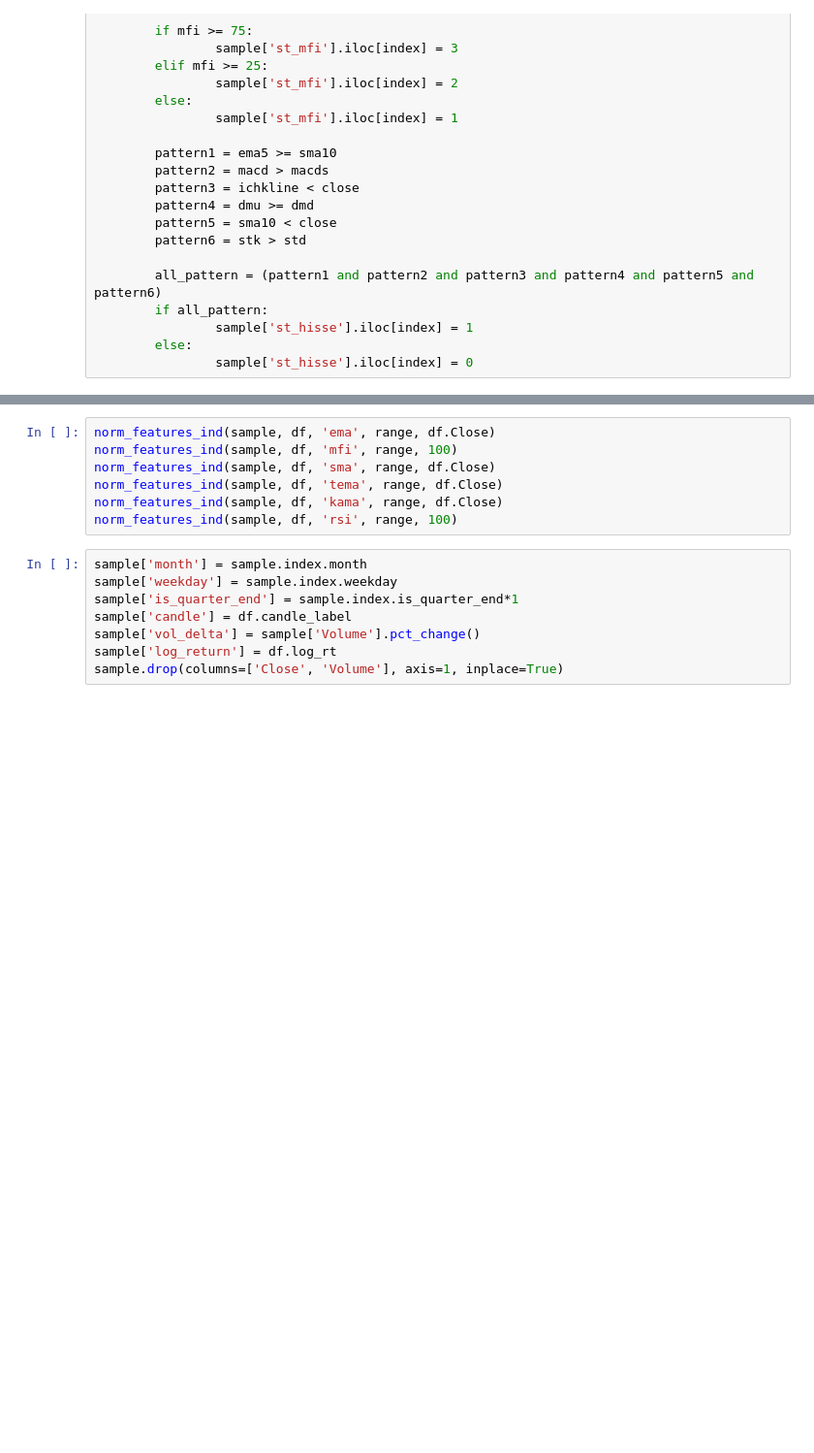
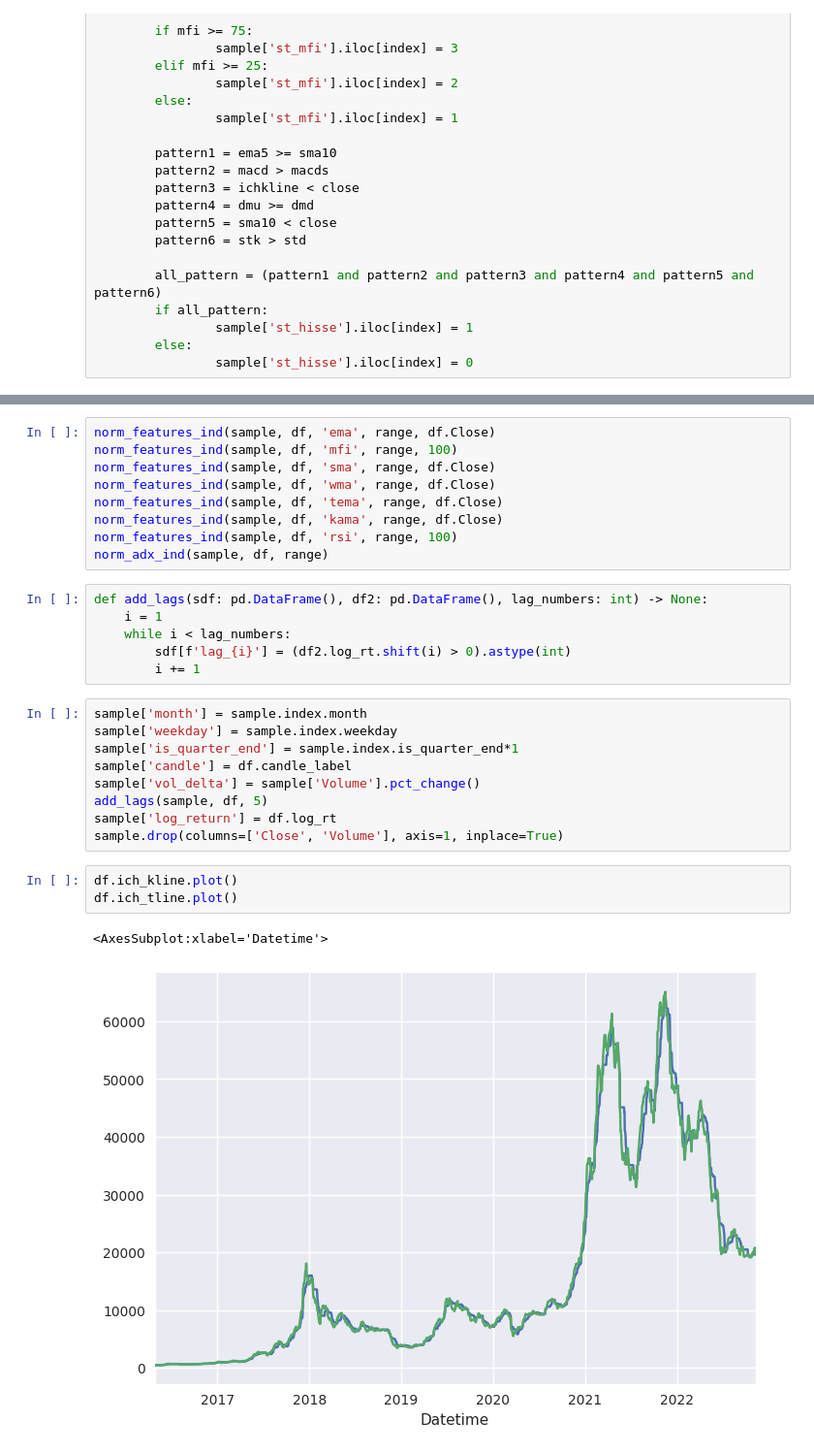
Before and after one commit to kozanakyel/KZ-Engine-Backend, a Jupyter notebook: KZ_project_setup/notebooks/detection_indicators_strategies.ipynb, the cells around one changed output, grey strips where cells are left out. Shown at 97% size. Drawn from its saved outputs; the diff is of its cells as text; blank space fills up the shorter version.

```diff
--- a/KZ_project_setup/notebooks/detection_indicators_strategies.ipynb
+++ b/KZ_project_setup/notebooks/detection_indicators_strategies.ipynb
@@ -112,15 +118,30 @@ def norm_features_ind(sdf, df2, ind, range, dividend):
 norm_features_ind(sample, df, 'ema', range, df.Close)
 norm_features_ind(sample, df, 'mfi', range, 100)
 norm_features_ind(sample, df, 'sma', range, df.Close)
+norm_features_ind(sample, df, 'wma', range, df.Close)
 norm_features_ind(sample, df, 'tema', range, df.Close)
 norm_features_ind(sample, df, 'kama', range, df.Close)
 norm_features_ind(sample, df, 'rsi', range, 100)
+norm_adx_ind(sample, df, range)
+# %%
+def add_lags(sdf: pd.DataFrame(), df2: pd.DataFrame(), lag_numbers: int) -> None:
+    i = 1
+    while i < lag_numbers:
+        sdf[f'lag_{i}'] = (df2.log_rt.shift(i) > 0).astype(int)
+        i += 1
 # %%
 sample['month'] = sample.index.month
 sample['weekday'] = sample.index.weekday
 sample['is_quarter_end'] = sample.index.is_quarter_end*1
 sample['candle'] = df.candle_label
 sample['vol_delta'] = sample['Volume'].pct_change()
+add_lags(sample, df, 5)
 sample['log_return'] = df.log_rt
 sample.drop(columns=['Close', 'Volume'], axis=1, inplace=True)
+# %%
+df.ich_kline.plot()
+df.ich_tline.plot()
+# %% [output]
+<AxesSubplot:xlabel='Datetime'>
+[figure, added]
 # %%
```
Also changed, not shown: parts of 6 cells of this notebook, 2 other files.
